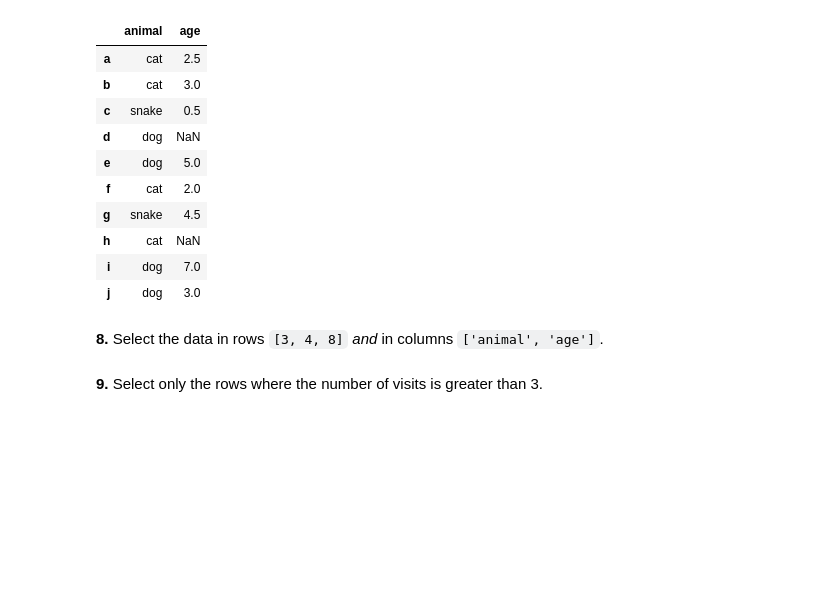
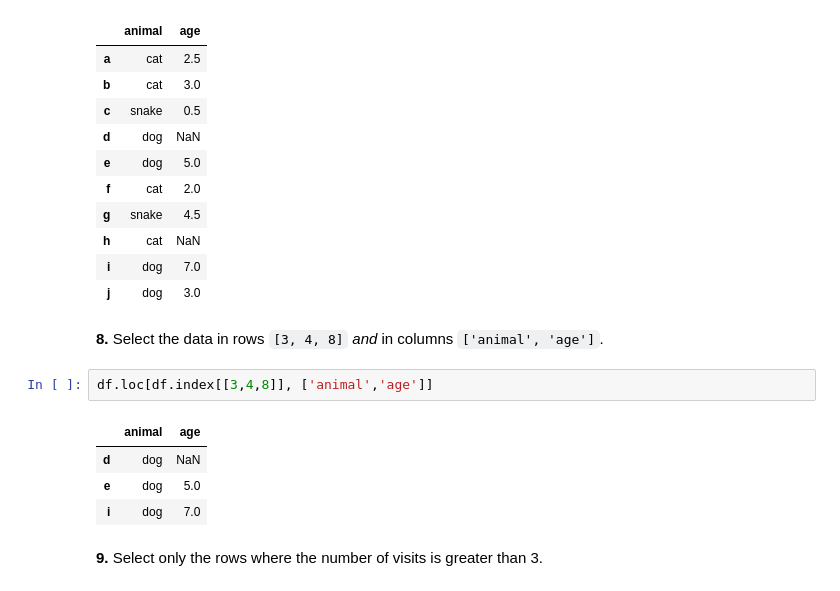
Before and after one commit to 555aaditya/100-pandas-puzzles, a Jupyter notebook: 100-pandas-puzzles.ipynb, the cells around one changed output. Drawn from its saved outputs; the diff is of its cells as text; blank space fills up the shorter version.

```diff
--- a/100-pandas-puzzles.ipynb
+++ b/100-pandas-puzzles.ipynb
@@ -136,6 +136,13 @@ df[['animal','age']]
 | j | dog | 3.0 |
 # %% [markdown]
 **8.** Select the data in rows `[3, 4, 8]` *and* in columns `['animal', 'age']`.
+# %%
+df.loc[df.index[[3,4,8]], ['animal','age']]
+# %% [output]
+|  | animal | age |
+| d | dog | NaN |
+| e | dog | 5.0 |
+| i | dog | 7.0 |
 # %% [markdown]
 **9.** Select only the rows where the number of visits is greater than 3.
 # %% [markdown]
```
Also changed, not shown: 1 other file.
